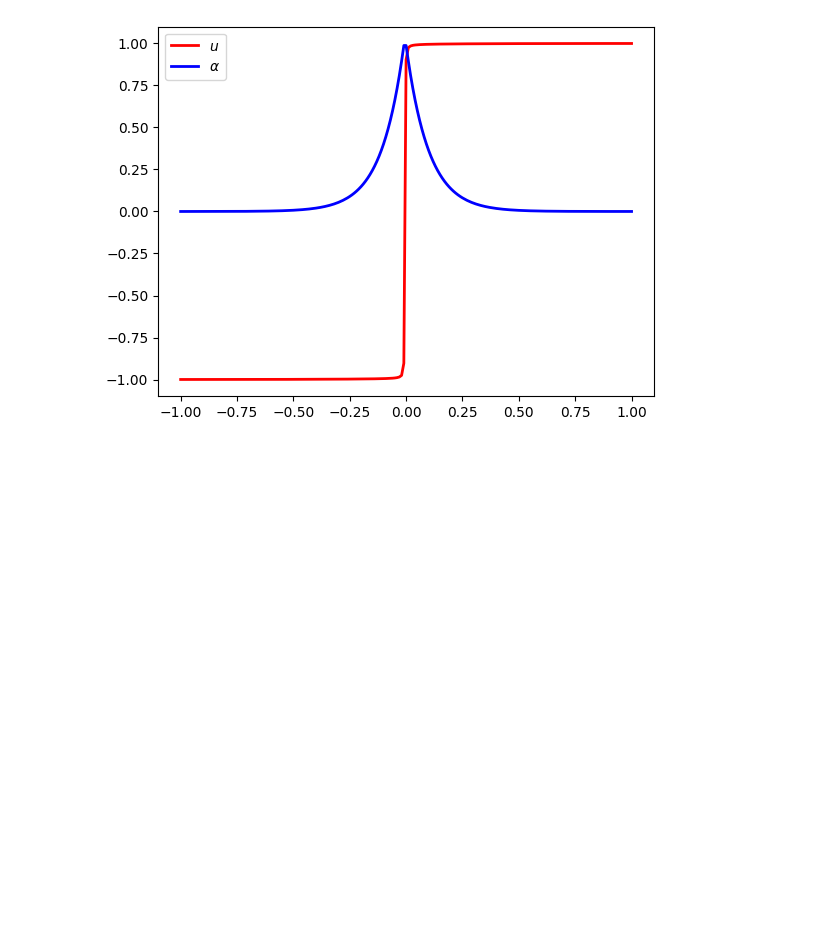
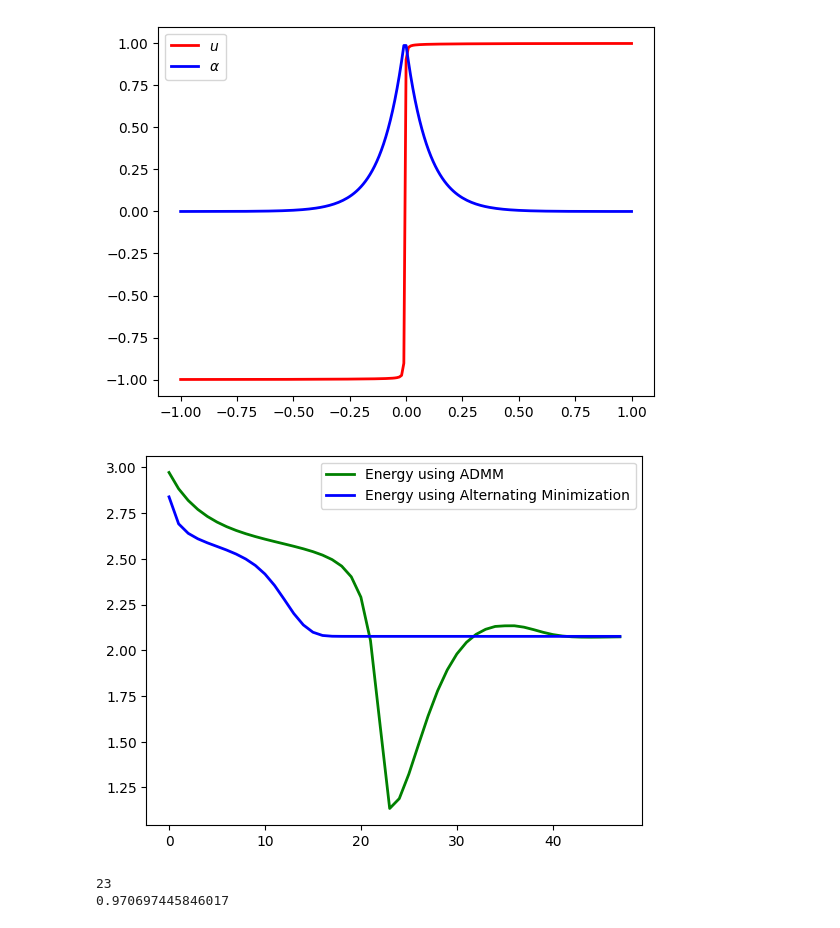
Before and after one commit to jiwei-peng/ADMM, a Jupyter notebook: ADMM 2.ipynb, the cells around one changed output. Drawn from its saved outputs; the diff is of its cells as text; code cells hidden in the pictures; blank space fills up the shorter version.

```diff
--- a/ADMM 2.ipynb
+++ b/ADMM 2.ipynb
@@ -133,10 +181,19 @@ def Argmin_alpha_update_AM(u):
     return alpha.value
 
 
+E_am = []
 
-for _ in range(50):
+for _ in range(num_iter):
     u = Argmin_u_update(alpha)
     alpha = Argmin_alpha_update_AM(u)
+    E_val = (1/2 * (np.sum((1 - (alpha[:-1] + alpha[1:])/2)**2
+                        * (u[1:] - u[:-1])**2) / delta_x)
+         + delta_x * b * np.sum(((u[:-1] + u[1:])/2 - g_mid)**2)
+         + a/2 * (delta_x / (4 * eps) * np.sum((alpha[:-1] + alpha[1:])**2)
+                  + eps / delta_x * np.sum((alpha[1:] - alpha[:-1])**2)))
+
+    E_am.append(E_val)
+
 
 plt.close('all')
 fig, ax = plt.subplots()
@@ -146,3 +203,20 @@ ax.legend()
 # %% [output]
 <matplotlib.legend.Legend at 0x...>
 [figure]
+# %%
+plt.close('all')
+fig, ax = plt.subplots()
+ax.plot(E_admm, linewidth = 2, color = 'Green', label = r'Energy using ADMM')
+ax.plot(E_am, linewidth = 2, color = 'Blue', label = r'Energy using Alternating Minimization')
+
+ax.legend()
+plt.show()
+# %% [output]
+[figure, added]
+# %%
+idx = np.argmin(E_admm)
+print(idx)
+print(np.linalg.norm(alpha_all[idx] - beta_all[idx], 1))
+# %% [output]
+23
+0.970697445846017
```
Also changed, not shown: parts of 8 cells of this notebook.
